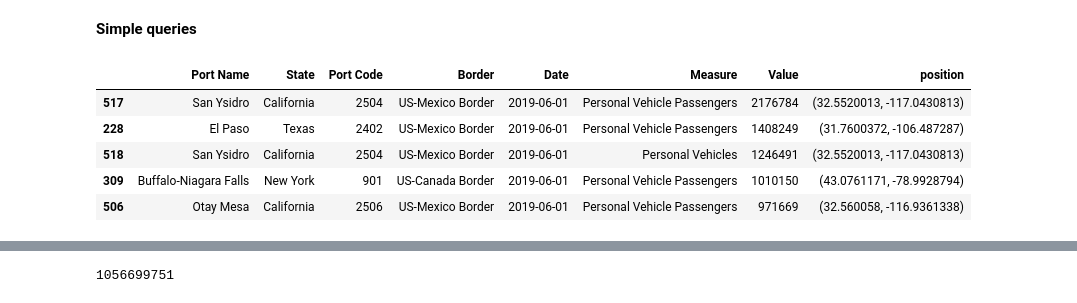
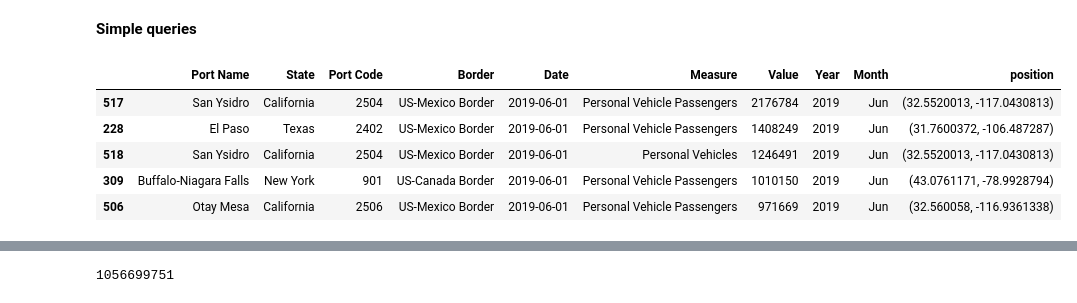
Before and after one commit to rnaua/DMML2019_Team_Swatch, a Jupyter notebook: code/EDA_Tanja.ipynb, the cells around one changed output, grey strips where cells are left out. Drawn from its saved outputs; the diff is of its cells as text; code cells hidden in the pictures.

```diff
--- a/code/EDA_Tanja.ipynb
+++ b/code/EDA_Tanja.ipynb
@@ -55,11 +59,11 @@ Last date: 2019-06-01 00:00:00
 **Simple queries**
 # %%
 # check most visited ports from 2018
-df[df.Date >= '2018-01-01'].sort_values(['Date', 'Value'], ascending=False).head(5)
+df[df.Date >= '2018-01-01'].sort_values(['Date', 'Value'], ascending=False).head()
 # %% [output]
-|  | Port Name | State | Port Code | Border | Date | Measure | Value | position |
-| 517 | San Ysidro | California | 2504 | US-Mexico Border | 2019-06-01 | Personal Vehicle Passengers | 2176784 | (32.5520013, -117.0430813) |
-| 228 | El Paso | Texas | 2402 | US-Mexico Border | 2019-06-01 | Personal Vehicle Passengers | 1408249 | (31.7600372, -106.487287) |
-| 518 | San Ysidro | California | 2504 | US-Mexico Border | 2019-06-01 | Personal Vehicles | 1246491 | (32.5520013, -117.0430813) |
-| 309 | Buffalo-Niagara Falls | New York | 901 | US-Canada Border | 2019-06-01 | Personal Vehicle Passengers | 1010150 | (43.0761171, -78.9928794) |
-| 506 | Otay Mesa | California | 2506 | US-Mexico Border | 2019-06-01 | Personal Vehicle Passengers | 971669 | (32.560058, -116.9361338) |
+|  | Port Name | State | Port Code | Border | Date | Measure | Value | Year | Month | position |
+| 517 | San Ysidro | California | 2504 | US-Mexico Border | 2019-06-01 | Personal Vehicle Passengers | 2176784 | 2019 | Jun | (32.5520013, -117.0430813) |
+| 228 | El Paso | Texas | 2402 | US-Mexico Border | 2019-06-01 | Personal Vehicle Passengers | 1408249 | 2019 | Jun | (31.7600372, -106.487287) |
+| 518 | San Ysidro | California | 2504 | US-Mexico Border | 2019-06-01 | Personal Vehicles | 1246491 | 2019 | Jun | (32.5520013, -117.0430813) |
+| 309 | Buffalo-Niagara Falls | New York | 901 | US-Canada Border | 2019-06-01 | Personal Vehicle Passengers | 1010150 | 2019 | Jun | (43.0761171, -78.9928794) |
+| 506 | Otay Mesa | California | 2506 | US-Mexico Border | 2019-06-01 | Personal Vehicle Passengers | 971669 | 2019 | Jun | (32.560058, -116.9361338) |
```
Also changed, not shown: parts of 86 cells of this notebook.
